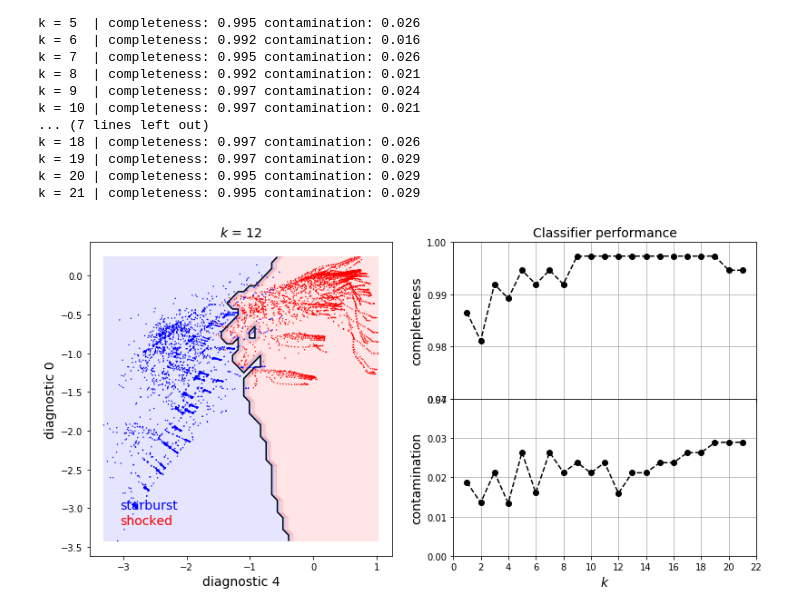
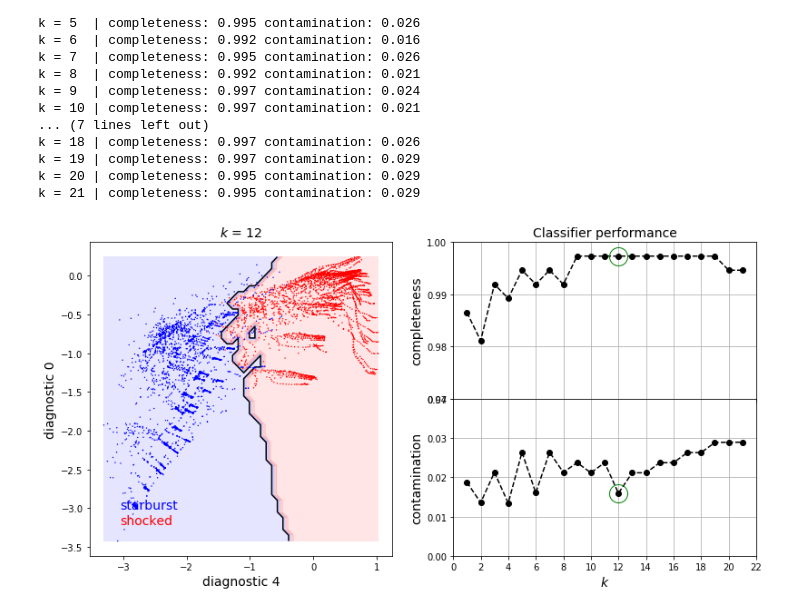
Before and after one commit to astrostatistics-in-crete/2019_summer_school, a Jupyter notebook: Classification/Classification_W.ipynb, the cells around one changed output. Saved outputs shown, nothing was run; the diff lists cells and outputs as text; code cells hidden in the pictures.

```diff
--- a/Classification/Classification_W.ipynb
+++ b/Classification/Classification_W.ipynb
@@ -562,10 +567,10 @@ for k in kvals:
 
     clf = KNeighborsClassifier(n_neighbors=k) # define the classifier, in this case KNN with hyperparameter k
     clf.fit(X_train, y_train)     # fit training data
-    y_pred = clf.predict(X_valid) # predict class of validation set
+    y_valid_pred = clf.predict(X_valid) # predict class of validation set
 
     classifiers.append(clf)
-    predictions.append(y_pred)
+    predictions.append(y_valid_pred)
 
 # Use dedicated astroML to obtain completeness and contamination:
 completeness, contamination = completeness_contamination(predictions, y_valid)
@@ -635,31 +640,33 @@ ax.text(0.1,0.15, "starburst", color='blue', transform=ax.transAxes, fontsize=14
 ax.text(0.1,0.10, "shocked",   color='red',  transform=ax.transAxes, fontsize=14)
 
 # > top-right plot: completeness vs k
 
 ax = fig.add_subplot(222)
 ax.plot(kvals, completeness, 'o--k' , ms=6)
 ax.xaxis.set_major_locator(plt.MultipleLocator(2))
 ax.yaxis.set_major_locator(plt.MultipleLocator(0.01))
 ax.xaxis.set_major_formatter(plt.NullFormatter())
+ax.plot(kvals[k_idx], completeness[k_idx], 'o--k' , color='green', ms=20, mfc='none')
 ax.set_title('Classifier performance', fontsize=14)
 ax.set_ylabel('completeness', fontsize=14)
 ax.set_xlim(np.min(kvals)-1, np.max(kvals)+1)
 ax.set_ylim(0.97, 1.0)
 ax.grid(True)
 
 # > bottom-right plot: contamination vs k
 
 ax = fig.add_subplot(224)
 ax.plot(kvals, contamination, 'o--k' , ms=6)
+ax.plot(kvals[k_idx], contamination[k_idx], 'o--k' , color='green', ms=20, mfc='none')
 ax.xaxis.set_major_locator(plt.MultipleLocator(2))
 ax.yaxis.set_major_locator(plt.MultipleLocator(0.01))
 ax.xaxis.set_major_formatter(plt.FormatStrFormatter('%i'))
 ax.set_xlabel('$k$', fontsize=14)
 ax.set_ylabel('contamination', fontsize=14)
 ax.set_xlim(np.min(kvals)-1, np.max(kvals)+1)
 ax.set_ylim(0.0, 0.04)
 ax.grid(True)
 
 plt.show()
 # %% [output]
-[figure, old version]
+[figure, new version]
```
Also changed, not shown: parts of 8 cells of this notebook.
